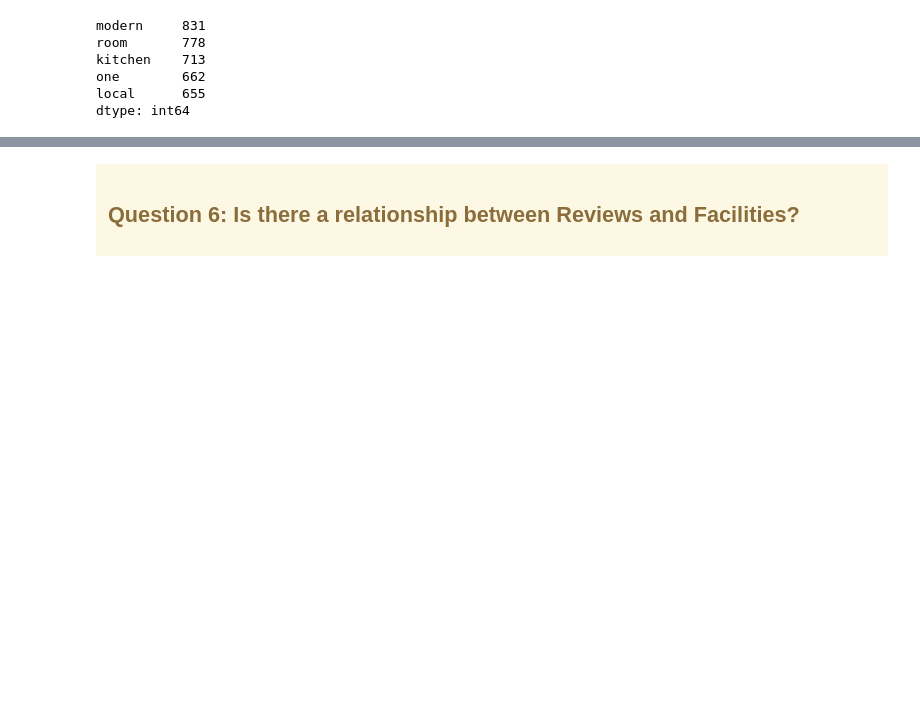
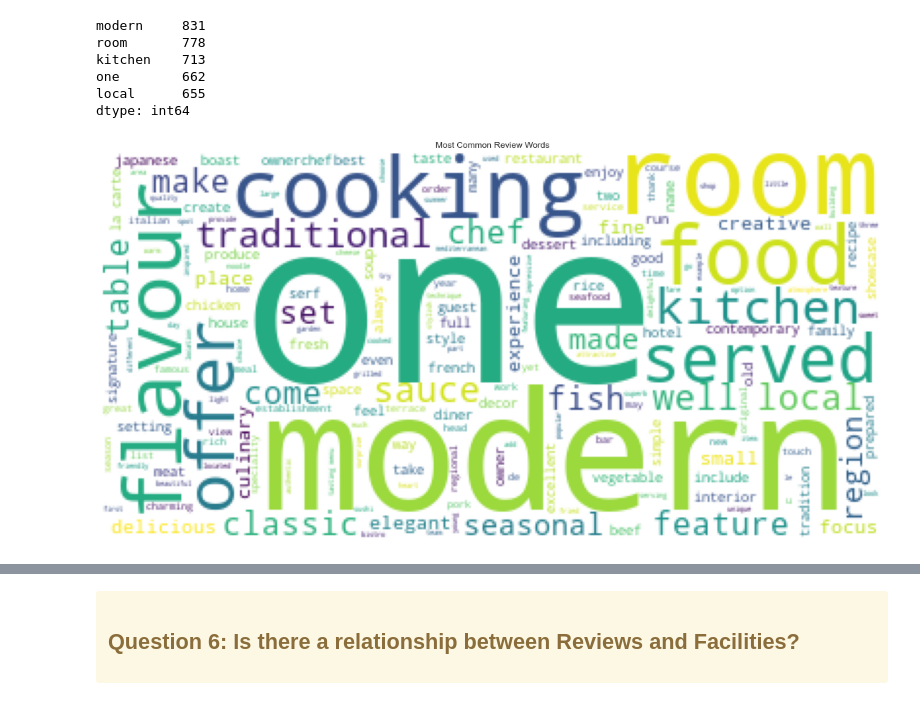
Before and after one commit to CodeupGourmands/Michelin_NLP_Capstone, a Jupyter notebook: mvp_notebook.ipynb, the cells around one changed output, grey strips where cells are left out. Saved outputs shown, nothing was run; the diff lists cells and outputs as text; code cells hidden in the pictures; blank space fills up the shorter version.

```diff
--- a/mvp_notebook.ipynb
+++ b/mvp_notebook.ipynb
@@ -173,20 +169,11 @@ kitchen    713
 one        662
 local      655
 dtype: int64
-# %%
-# Plot Top-20 Review Words and compare by Awards
-features_list = ['one_star_reviews','two_star_reviews','three_star_reviews','bib_gourmand_reviews']
-
-fontsize = 20
-plt.rc('font', size=20)
-plt.figure(figsize=(10, 5), dpi=80)
-
-word_counts.sort_values('all_reviews', ascending=False)[features_list].head(5).plot.barh()
-
-plt.gca().invert_yaxis()
-plt.title('Top-5 Review words by Award', fontdict={'fontsize': fontsize})
-
-plt.show()
+# %%
+# Show Word Cloud for Top Single Words
+e.QMCBT_viz_wc()
+# %% [output]
+[figure, added]
 # %%
 # Most frequent bigrams
 e.get_ngram_frequency(train.lemmatized, n=2).head(5)
```
Also changed, not shown: parts of 29 cells of this notebook, 1 other file.
